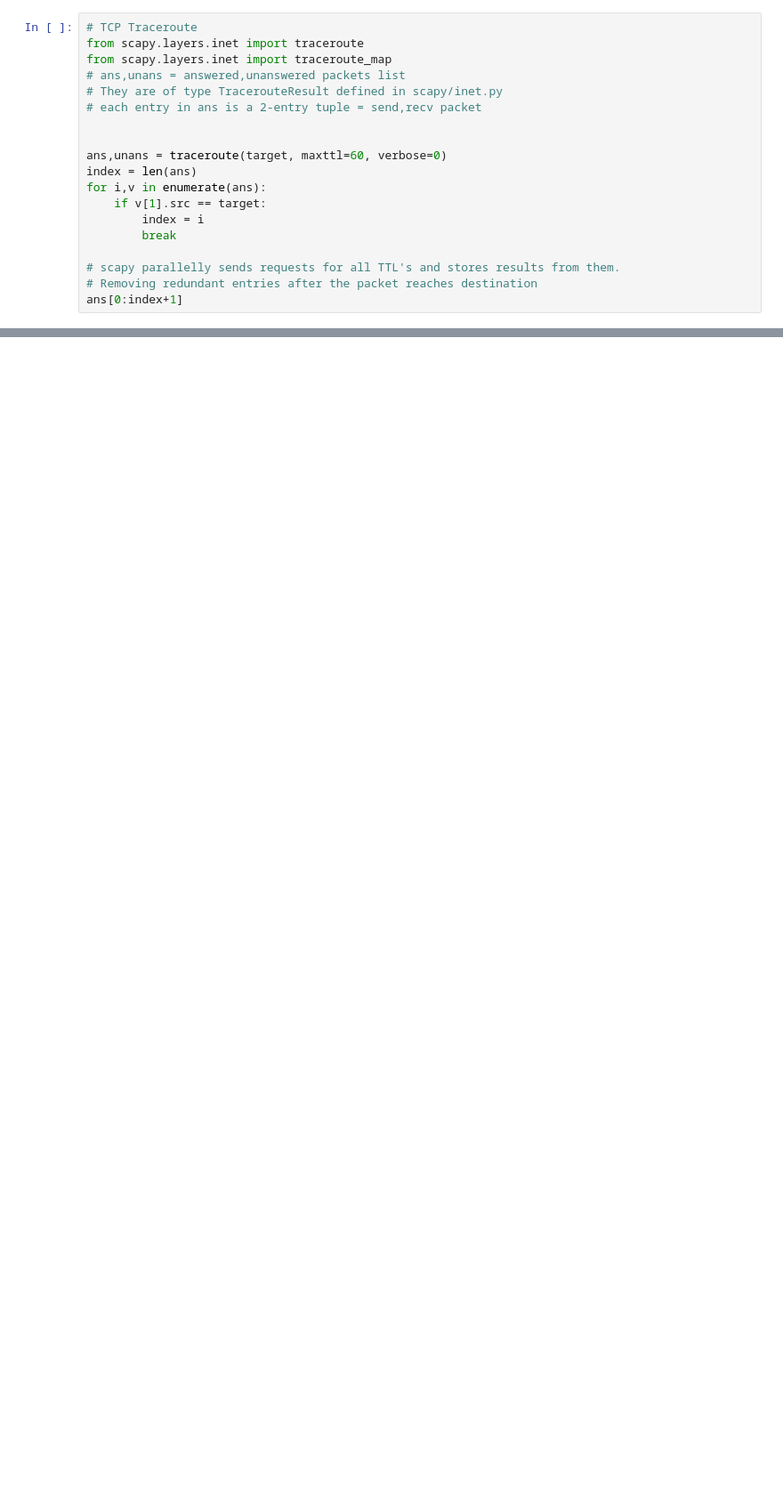
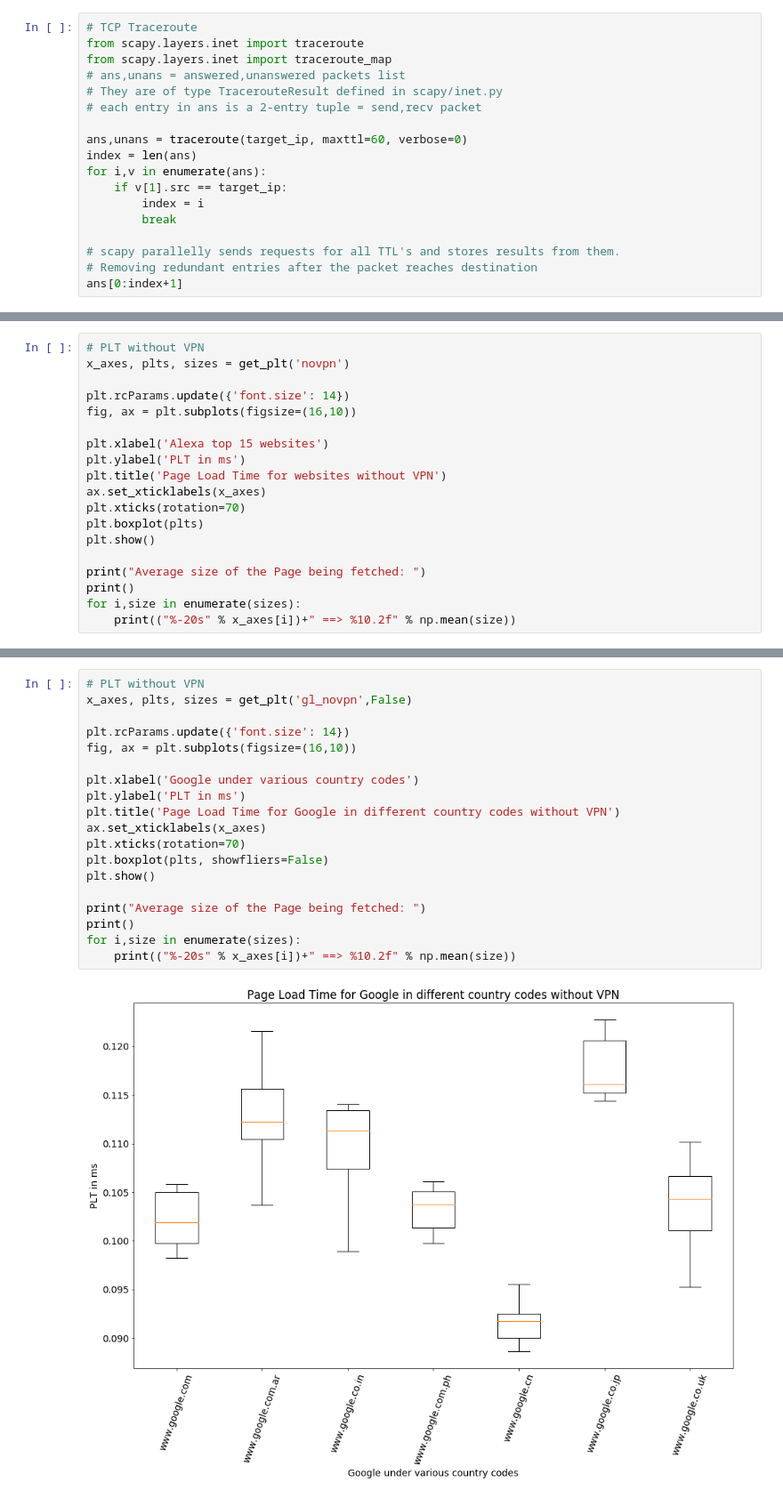
Before and after one commit to krishshanmukh/VPNStudy, a Jupyter notebook: code/fcn_proj.ipynb, the cells around one changed output, grey strips where cells are left out. Shown at 89% size. Cells and saved outputs as stored; diff of their text form; blank space fills up the shorter version.

```diff
--- a/code/fcn_proj.ipynb
+++ b/code/fcn_proj.ipynb
@@ -21,11 +83,10 @@ from scapy.layers.inet import traceroute_map
 # They are of type TracerouteResult defined in scapy/inet.py
 # each entry in ans is a 2-entry tuple = send,recv packet
 
-
-ans,unans = traceroute(target, maxttl=60, verbose=0)
+ans,unans = traceroute(target_ip, maxttl=60, verbose=0)
 index = len(ans)
 for i,v in enumerate(ans):
-    if v[1].src == target:
+    if v[1].src == target_ip:
         index = i
         break
 
@@ -90,0 +242,19 @@ b''
+# %%
+# PLT without VPN
+x_axes, plts, sizes = get_plt('novpn')
+
+plt.rcParams.update({'font.size': 14})
+fig, ax = plt.subplots(figsize=(16,10))
+
+plt.xlabel('Alexa top 15 websites')
+plt.ylabel('PLT in ms')
+plt.title('Page Load Time for websites without VPN')
+ax.set_xticklabels(x_axes)
+plt.xticks(rotation=70)
+plt.boxplot(plts)
+plt.show()
+
+print("Average size of the Page being fetched: ")
+print()
+for i,size in enumerate(sizes):
+    print(("%-20s" % x_axes[i])+" ==> %10.2f" % np.mean(size))
@@ -90,0 +279,21 @@ b''
+# %%
+# PLT without VPN
+x_axes, plts, sizes = get_plt('gl_novpn',False)
+
+plt.rcParams.update({'font.size': 14})
+fig, ax = plt.subplots(figsize=(16,10))
+
+plt.xlabel('Google under various country codes')
+plt.ylabel('PLT in ms')
+plt.title('Page Load Time for Google in different country codes without VPN')
+ax.set_xticklabels(x_axes)
+plt.xticks(rotation=70)
+plt.boxplot(plts, showfliers=False)
+plt.show()
+
+print("Average size of the Page being fetched: ")
+print()
+for i,size in enumerate(sizes):
+    print(("%-20s" % x_axes[i])+" ==> %10.2f" % np.mean(size))
+# %% [output]
+[figure, added]
```
Also changed, not shown: parts of 20 cells of this notebook, 23 other files.
